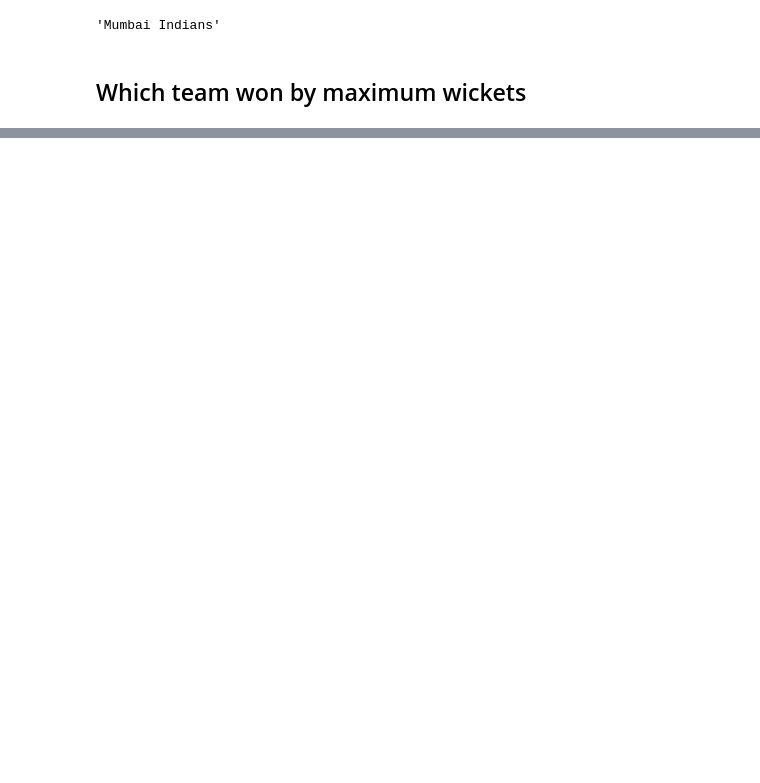
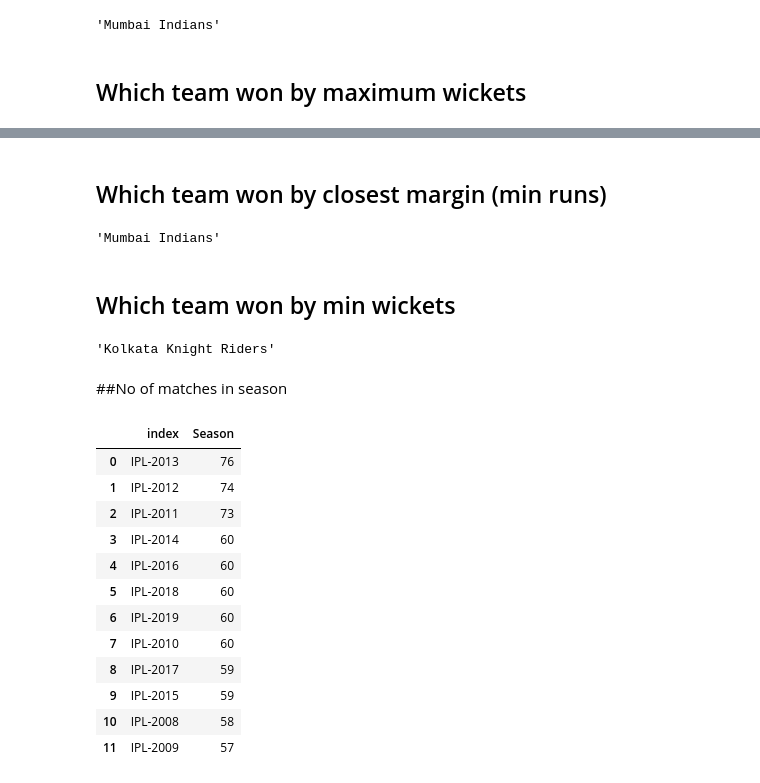
Before and after one commit to prateekk21/ipl-t20-cricket-analysis, a Jupyter notebook: Prateek_Arora_IPL_T20_Cricket_Analysis.ipynb, the cells around one changed output, grey strips where cells are left out. Saved outputs shown, nothing was run; the diff lists cells and outputs as text; code cells hidden in the pictures; blank space fills up the shorter version.

```diff
--- a/Prateek_Arora_IPL_T20_Cricket_Analysis.ipynb
+++ b/Prateek_Arora_IPL_T20_Cricket_Analysis.ipynb
@@ -209,0 +201,32 @@ matches_df2['winner'][0]
+# %% [markdown]
+## Which team won by closest margin (min runs)
+# %%
+matches_df3 = matches_df[matches_df['win_by_runs']==1]
+matches_df3['winner'][matches_df3['win_by_runs'].idxmax()]
+# %% [output]
+'Mumbai Indians'
+# %% [markdown]
+## Which team won by min wickets
+# %%
+matches_df4 = matches_df[matches_df['win_by_wickets']==1]
+matches_df4['winner'][matches_df4['win_by_wickets'].idxmax()]
+# %% [output]
+'Kolkata Knight Riders'
+# %% [markdown]
+##No of matches in season
+# %%
+matches_df['Season'].value_counts().reset_index()
+# %% [output]
+|  | index | Season |
+| 0 | IPL-2013 | 76 |
+| 1 | IPL-2012 | 74 |
+| 2 | IPL-2011 | 73 |
+| 3 | IPL-2014 | 60 |
+| 4 | IPL-2016 | 60 |
+| 5 | IPL-2018 | 60 |
+| 6 | IPL-2019 | 60 |
+| 7 | IPL-2010 | 60 |
+| 8 | IPL-2017 | 59 |
+| 9 | IPL-2015 | 59 |
+| 10 | IPL-2008 | 58 |
+| 11 | IPL-2009 | 57 |
```
Also changed, not shown: parts of 18 cells of this notebook.
